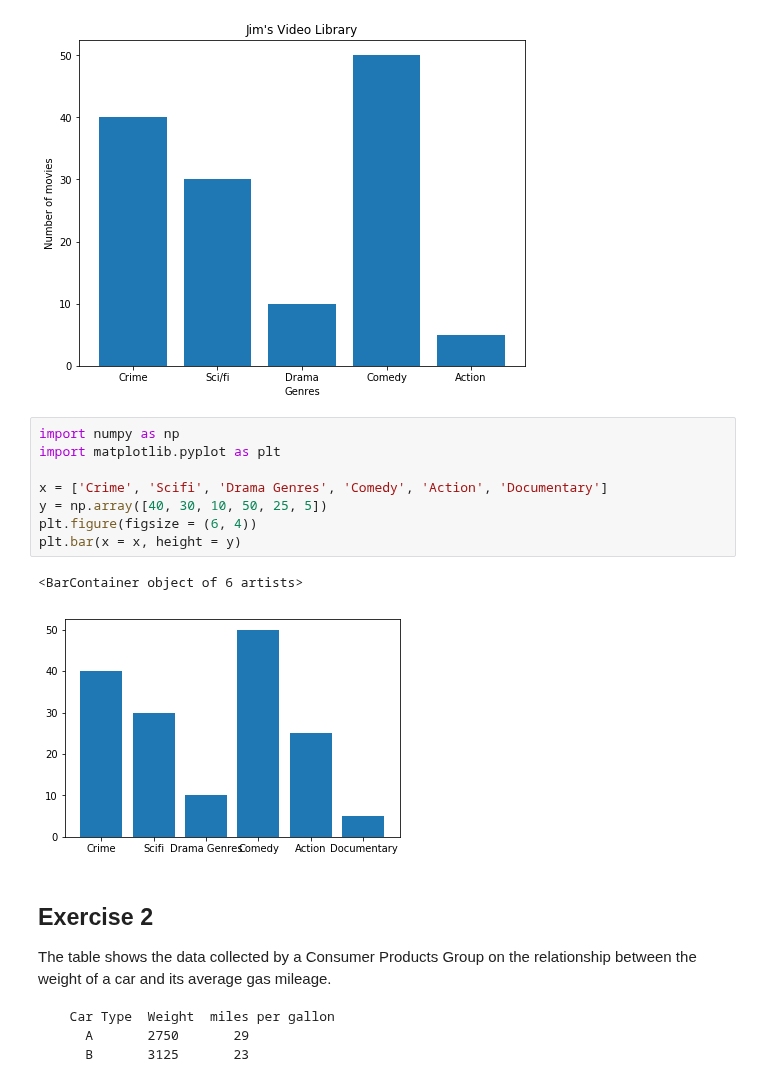
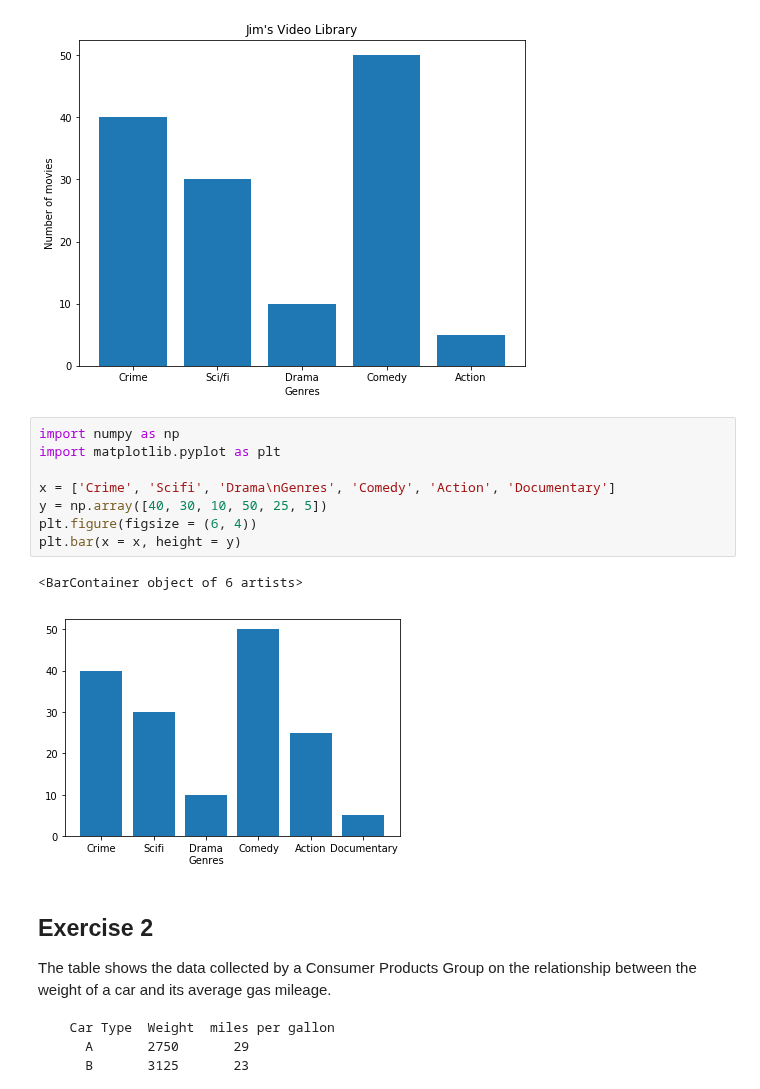
Before and after one commit to aschams/dsc-data-viz-lab-dc-ds-060319, a Jupyter notebook: index.ipynb, the cells around one changed output. Drawn from its saved outputs; the diff is of its cells as text.

```diff
--- a/index.ipynb
+++ b/index.ipynb
@@ -41,14 +41,14 @@ labels = None
 # %%
 import numpy as np
 import matplotlib.pyplot as plt
 
-x = ['Crime', 'Scifi', 'Drama Genres', 'Comedy', 'Action', 'Documentary']
+x = ['Crime', 'Scifi', 'Drama\nGenres', 'Comedy', 'Action', 'Documentary']
 y = np.array([40, 30, 10, 50, 25, 5])
 plt.figure(figsize = (6, 4))
 plt.bar(x = x, height = y)
 # %% [output]
 <BarContainer object of 6 artists>
-[figure, old version]
+[figure, new version]
 # %% [markdown]
 ## Exercise 2
 
```
